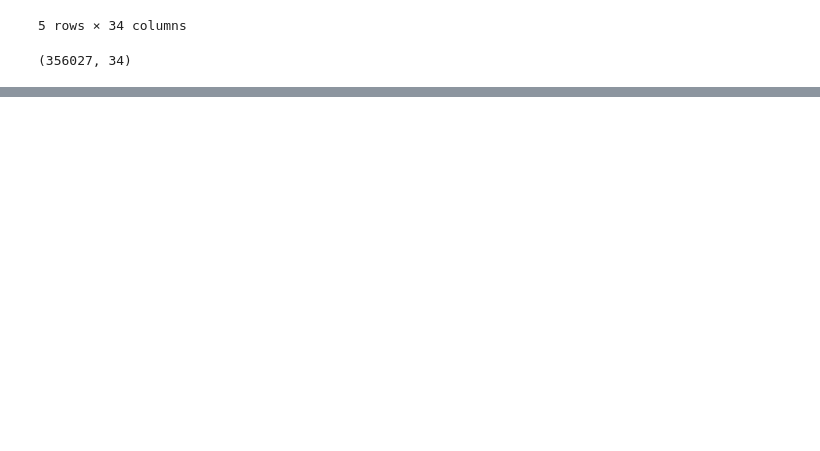
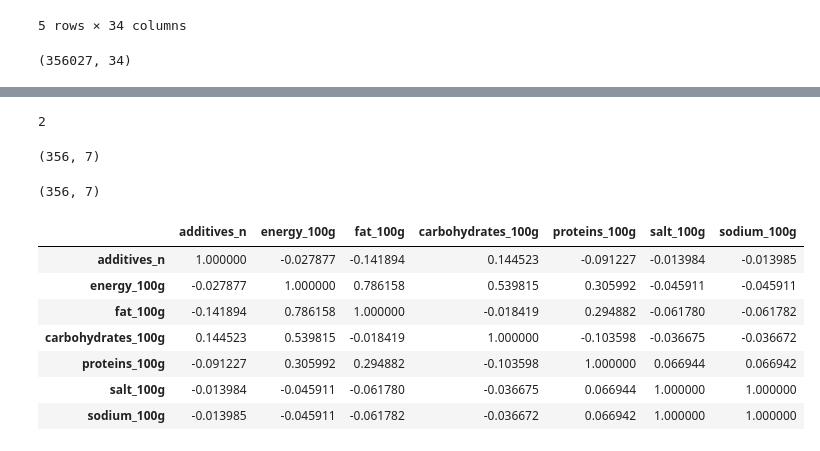
Before and after one commit to sartajbalti/Data_Science2.0, a Jupyter notebook: Pandas/5_hour_Practice/EDA.ipynb, the cells around one changed output, grey strips where cells are left out. Cells and saved outputs as stored; diff of their text form; code cells hidden in the pictures; blank space fills up the shorter version.

```diff
--- a/Pandas/5_hour_Practice/EDA.ipynb
+++ b/Pandas/5_hour_Practice/EDA.ipynb
@@ -380,0 +396,4 @@ food.shape
+# %%
+len(quasai_con)
+# %% [output]
+2
@@ -380,0 +402,21 @@ food.shape
+# %%
+foo.shape
+# %% [output]
+(356, 7)
+# %%
+food4 = food3[food3.columns[sel.get_support()]]
+# %%
+food4.shape
+# %% [output]
+(356, 7)
+# %%
+food4.corr().style.background_gradient('coolwarm')
+# %% [output]
+|  | additives_n | energy_100g | fat_100g | carbohydrates_100g | proteins_100g | salt_100g | sodium_100g |
+| additives_n | 1.000000 | -0.027877 | -0.141894 | 0.144523 | -0.091227 | -0.013984 | -0.013985 |
+| energy_100g | -0.027877 | 1.000000 | 0.786158 | 0.539815 | 0.305992 | -0.045911 | -0.045911 |
+| fat_100g | -0.141894 | 0.786158 | 1.000000 | -0.018419 | 0.294882 | -0.061780 | -0.061782 |
+| carbohydrates_100g | 0.144523 | 0.539815 | -0.018419 | 1.000000 | -0.103598 | -0.036675 | -0.036672 |
+| proteins_100g | -0.091227 | 0.305992 | 0.294882 | -0.103598 | 1.000000 | 0.066944 | 0.066942 |
+| salt_100g | -0.013984 | -0.045911 | -0.061780 | -0.036675 | 0.066944 | 1.000000 | 1.000000 |
+| sodium_100g | -0.013985 | -0.045911 | -0.061782 | -0.036672 | 0.066942 | 1.000000 | 1.000000 |
```
Also changed, not shown: parts of 9 cells of this notebook, 3 other files.
